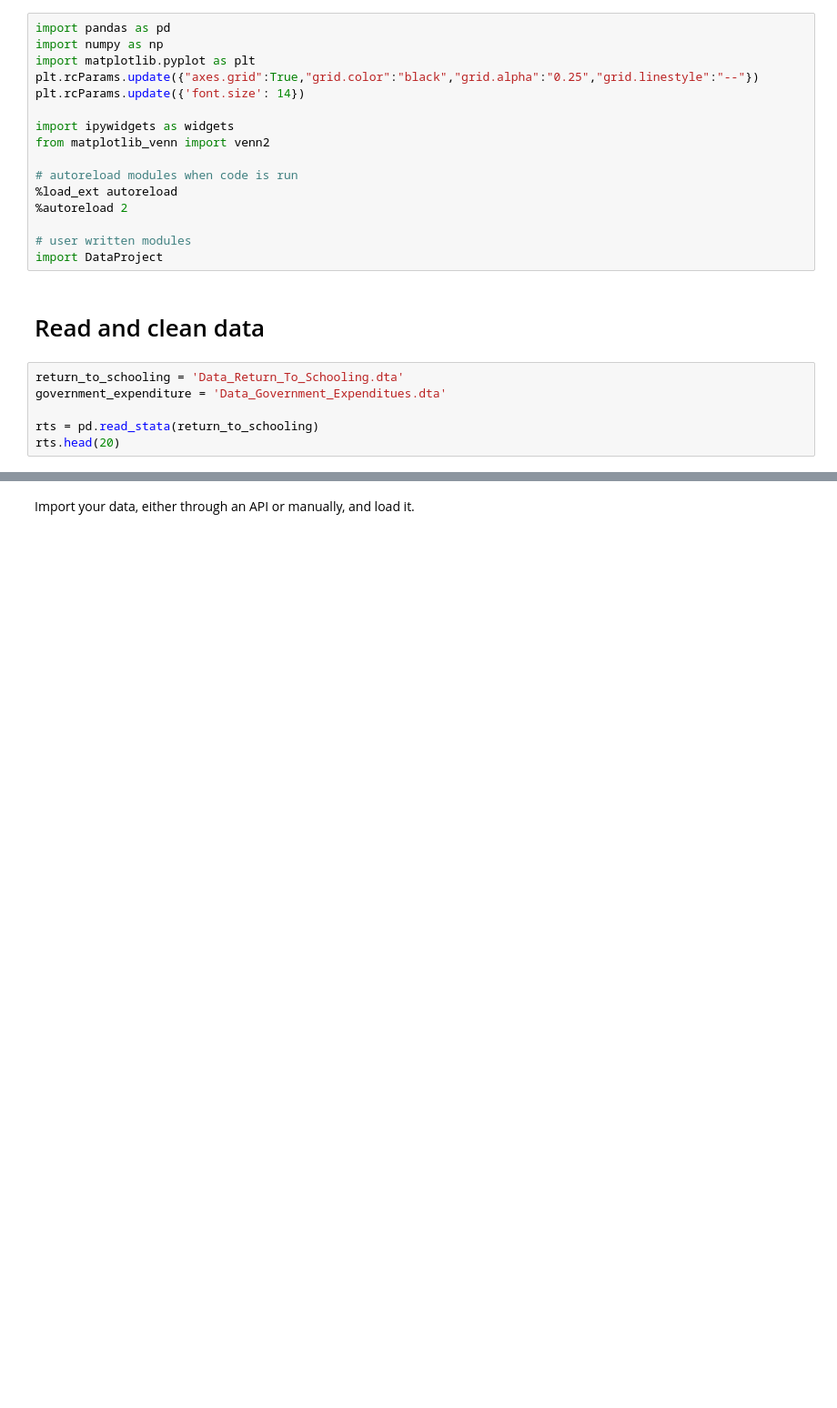
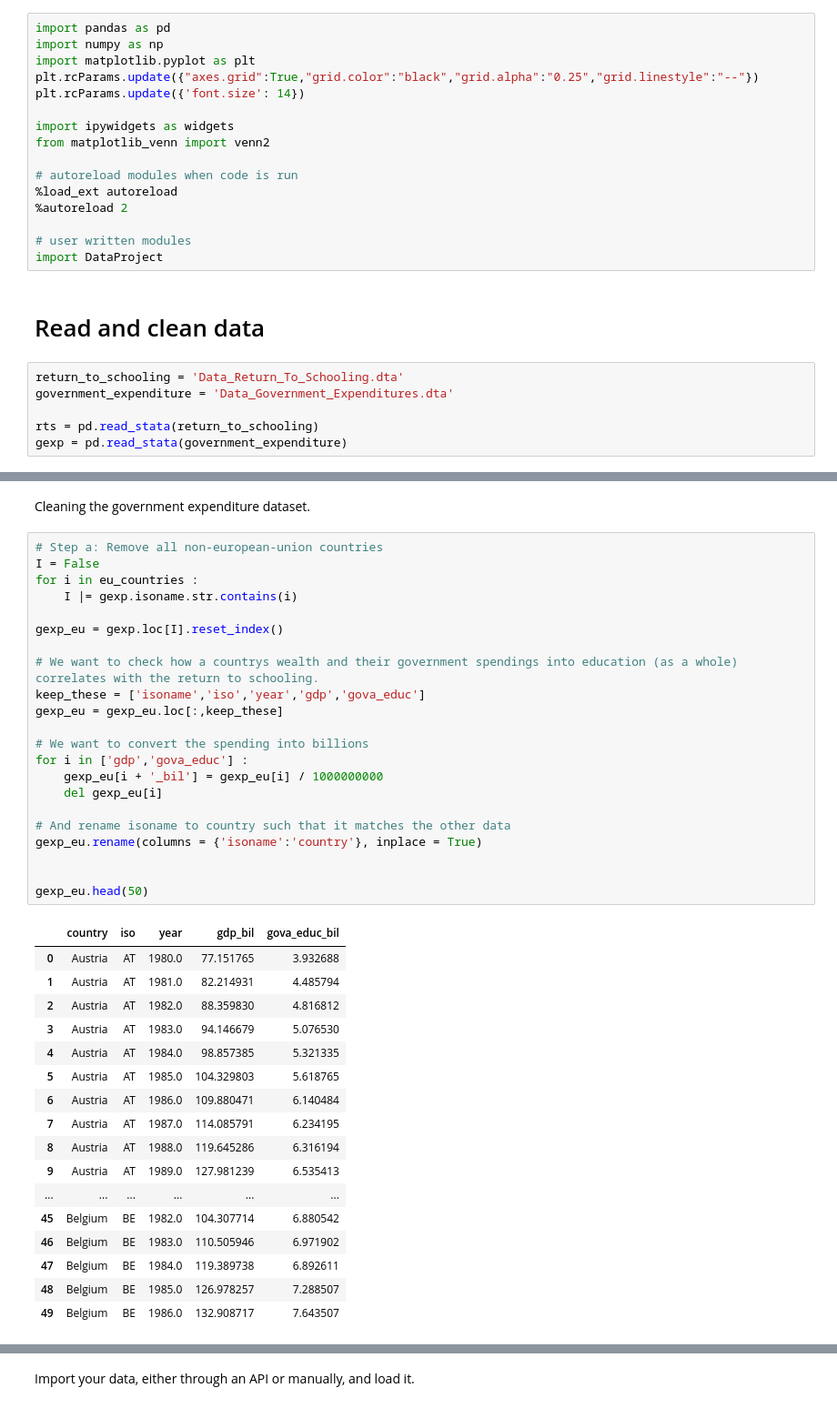
Before and after one commit to NumEconCopenhagen/projects-2024-flation, a Jupyter notebook: dataproject/dataproject.ipynb, the cells around one changed output, grey strips where cells are left out. Shown: that part at 91% size. Saved outputs shown, nothing was run; the diff lists cells and outputs as text; blank space fills up the shorter version.

```diff
--- a/dataproject/dataproject.ipynb
+++ b/dataproject/dataproject.ipynb
@@ -27,7 +27,7 @@ import DataProject
 # Read and clean data
 # %%
 return_to_schooling = 'Data_Return_To_Schooling.dta'
-government_expenditure = 'Data_Government_Expenditues.dta'
+government_expenditure = 'Data_Government_Expenditures.dta'
 
 rts = pd.read_stata(return_to_schooling)
-rts.head(20)
+gexp = pd.read_stata(government_expenditure)
@@ -51,0 +86,42 @@ rts.head(20)
+# %% [markdown]
+Cleaning the government expenditure dataset.
+# %%
+# Step a: Remove all non-european-union countries
+I = False
+for i in eu_countries :
+    I |= gexp.isoname.str.contains(i)
+
+gexp_eu = gexp.loc[I].reset_index()
+
+# We want to check how a countrys wealth and their government spendings into education (as a whole) correlates with the return to schooling.
+keep_these = ['isoname','iso','year','gdp','gova_educ']
+gexp_eu = gexp_eu.loc[:,keep_these]
+
+# We want to convert the spending into billions
+for i in ['gdp','gova_educ'] :
+    gexp_eu[i + '_bil'] = gexp_eu[i] / 1000000000
+    del gexp_eu[i]
+
+# And rename isoname to country such that it matches the other data
+gexp_eu.rename(columns = {'isoname':'country'}, inplace = True)
+
+
+gexp_eu.head(50)
+# %% [output]
+|  | country | iso | year | gdp_bil | gova_educ_bil |
+| 0 | Austria | AT | 1980.0 | 77.151765 | 3.932688 |
+| 1 | Austria | AT | 1981.0 | 82.214931 | 4.485794 |
+| 2 | Austria | AT | 1982.0 | 88.359830 | 4.816812 |
+| 3 | Austria | AT | 1983.0 | 94.146679 | 5.076530 |
+| 4 | Austria | AT | 1984.0 | 98.857385 | 5.321335 |
+| 5 | Austria | AT | 1985.0 | 104.329803 | 5.618765 |
+| 6 | Austria | AT | 1986.0 | 109.880471 | 6.140484 |
+| 7 | Austria | AT | 1987.0 | 114.085791 | 6.234195 |
+| 8 | Austria | AT | 1988.0 | 119.645286 | 6.316194 |
+| 9 | Austria | AT | 1989.0 | 127.981239 | 6.535413 |
+| ... | ... | ... | ... | ... | ... |
+| 45 | Belgium | BE | 1982.0 | 104.307714 | 6.880542 |
+| 46 | Belgium | BE | 1983.0 | 110.505946 | 6.971902 |
+| 47 | Belgium | BE | 1984.0 | 119.389738 | 6.892611 |
+| 48 | Belgium | BE | 1985.0 | 126.978257 | 7.288507 |
+| 49 | Belgium | BE | 1986.0 | 132.908717 | 7.643507 |
```
Also changed, not shown: parts of 6 cells of this notebook.
